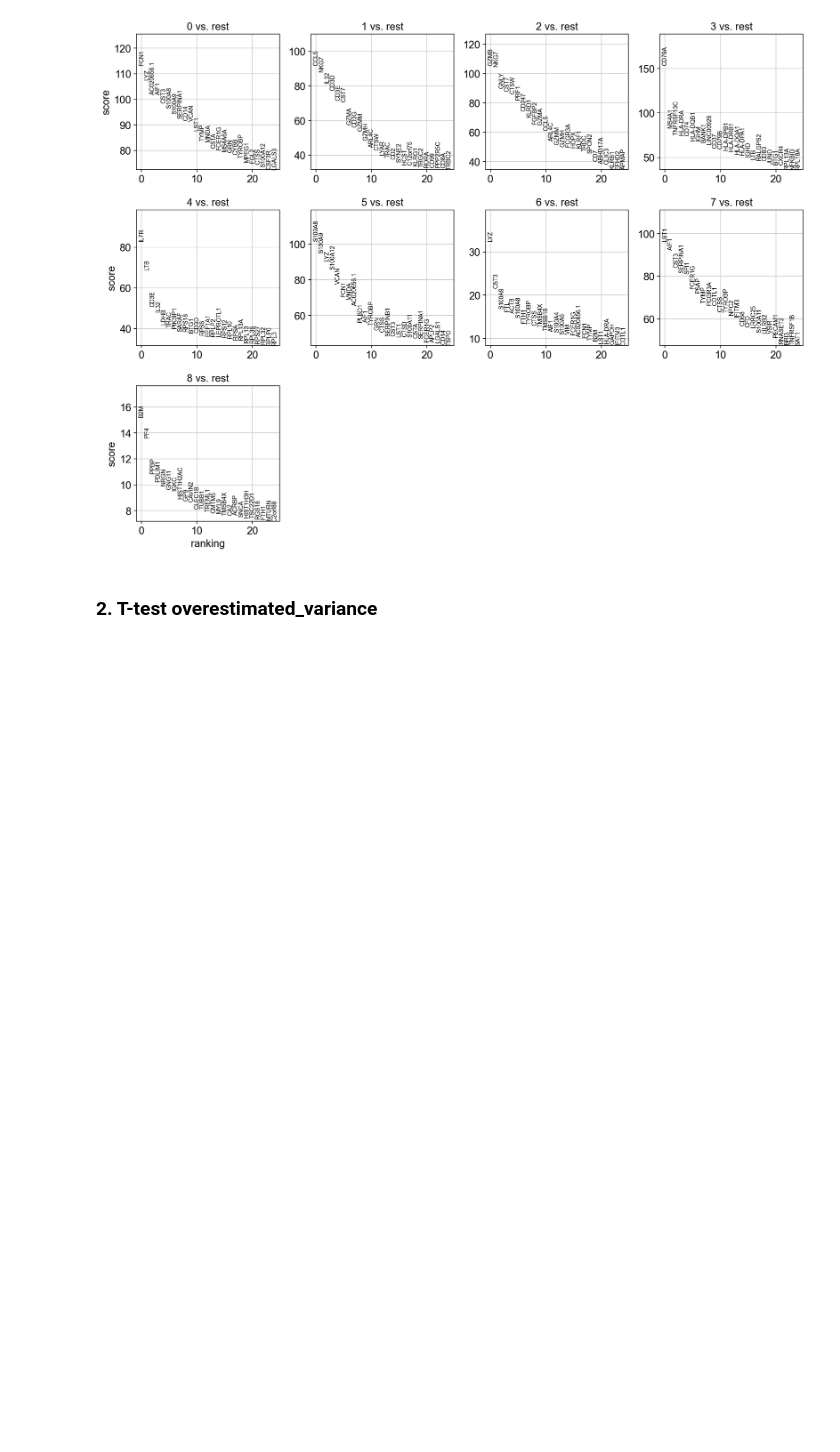
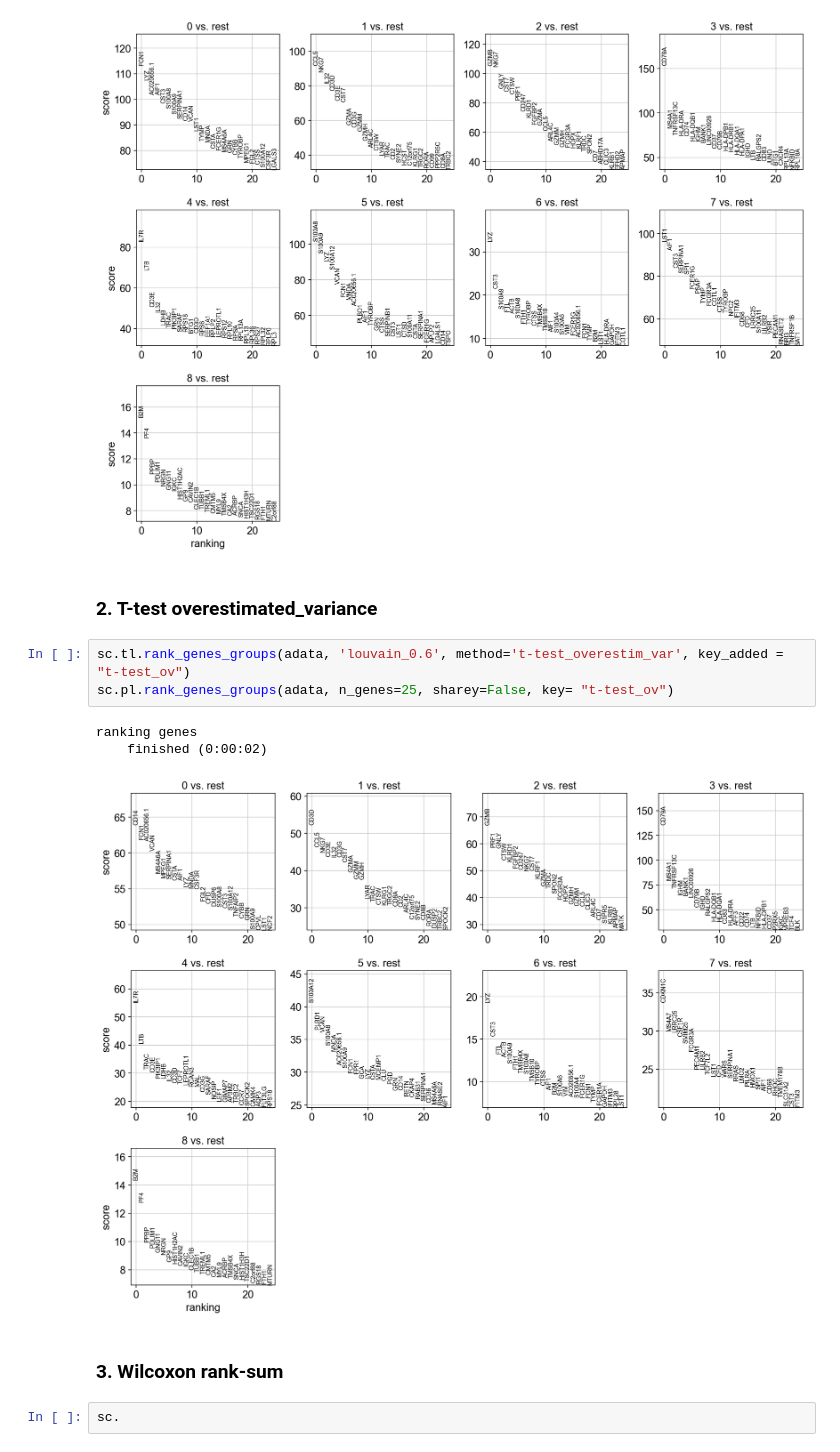
Before and after one commit to mujtababarsi/Covid-19-single-cell-analysis-Scanpy, a Jupyter notebook: Differential expression.ipynb, the cells around one changed output. Cells and saved outputs as stored; diff of their text form; blank space fills up the shorter version.

Commit message:
t-test overestim

```diff
--- a/Differential expression.ipynb
+++ b/Differential expression.ipynb
@@ -42,3 +42,14 @@ ranking genes
 [figure]
 # %% [markdown]
 ### 2. T-test overestimated_variance
+# %%
+sc.tl.rank_genes_groups(adata, 'louvain_0.6', method='t-test_overestim_var', key_added = "t-test_ov")
+sc.pl.rank_genes_groups(adata, n_genes=25, sharey=False, key= "t-test_ov")
+# %% [output]
+ranking genes
+    finished (0:00:02)
+[figure, added]
+# %% [markdown]
+### 3. Wilcoxon rank-sum
+# %%
+sc.
```
